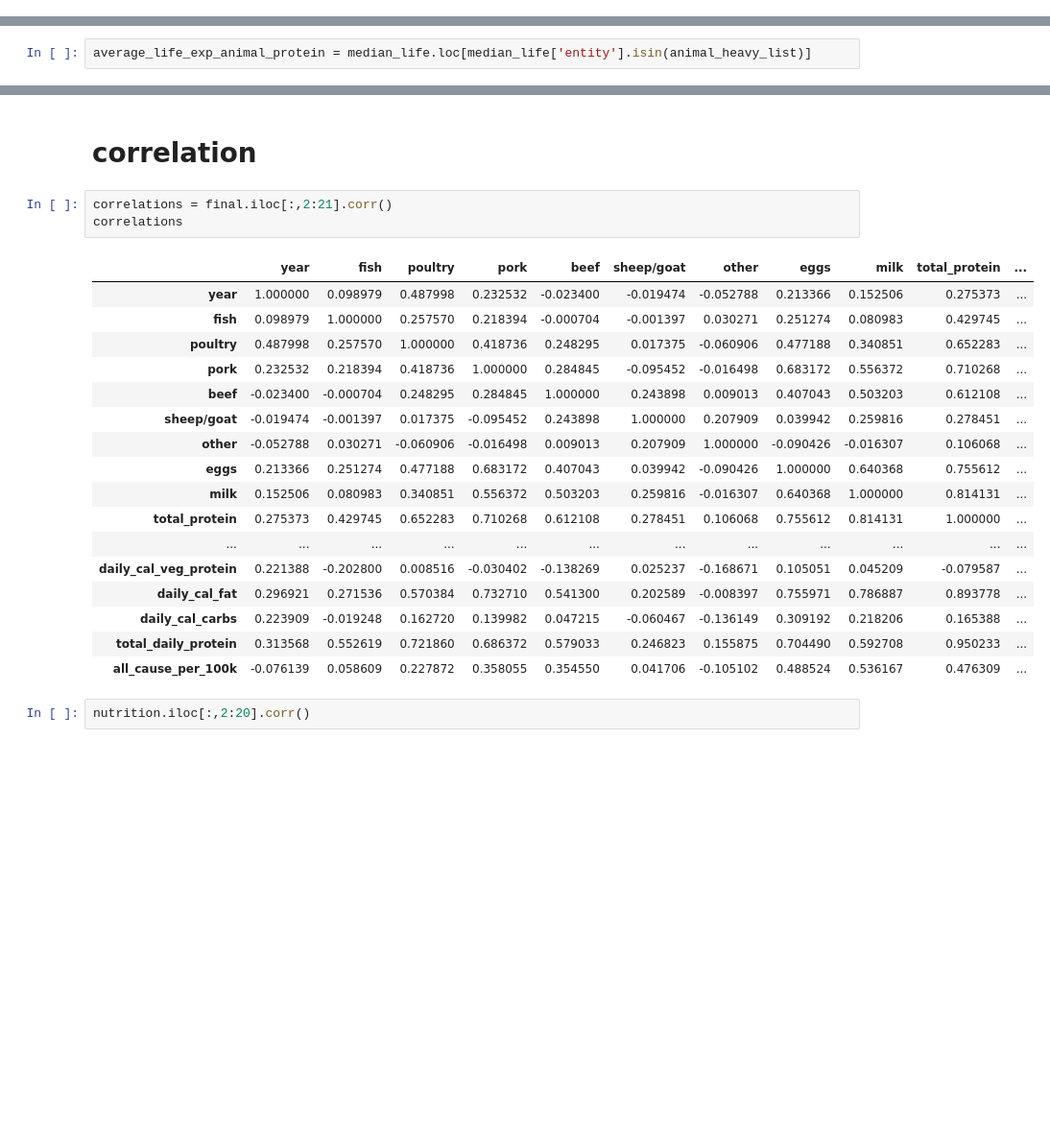
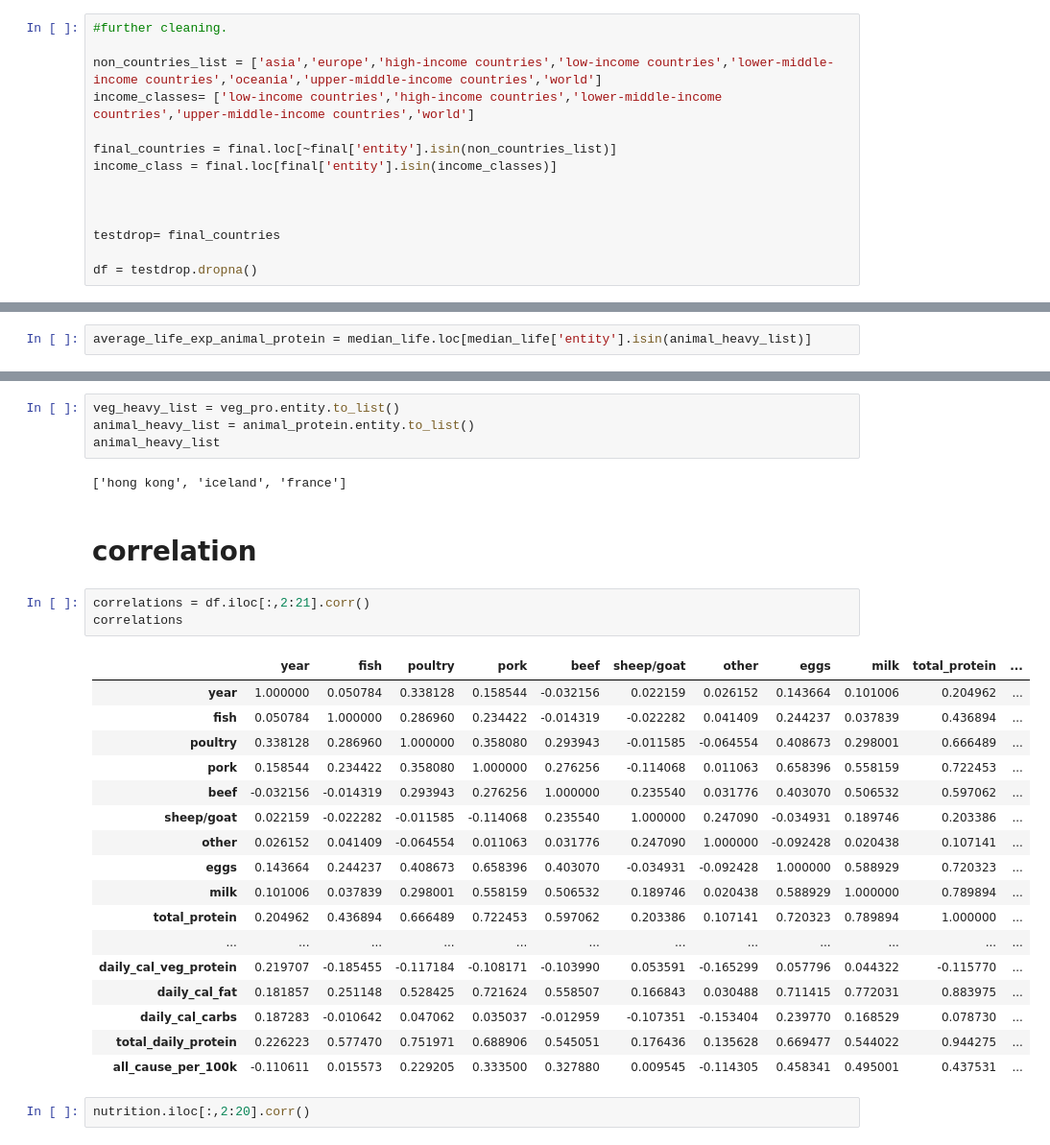
Before and after one commit to NSS-Full-Time-Data-Analytics-14/jonny_farro_cap, a Jupyter notebook: jonnyfarro_capstone_notebook.ipynb, the cells around one changed output, grey strips where cells are left out. Shown: that part at 96% size. Drawn from its saved outputs; the diff is of its cells as text; blank space fills up the shorter version.

```diff
--- a/jonnyfarro_capstone_notebook.ipynb
+++ b/jonnyfarro_capstone_notebook.ipynb
@@ -128,3 +123,17 @@ final_frame_three = final_frame_two[~final_frame_two['entity'].str.contains(r'\(
 
 final = final_frame_three
 final = final.rename(columns={'life_expectancy(0)':'life_exp','population (historical)':'population'})
+# %%
+#further cleaning.
+
+non_countries_list = ['asia','europe','high-income countries','low-income countries','lower-middle-income countries','oceania','upper-middle-income countries','world']
+income_classes= ['low-income countries','high-income countries','lower-middle-income countries','upper-middle-income countries','world']
+
+final_countries = final.loc[~final['entity'].isin(non_countries_list)]
+income_class = final.loc[final['entity'].isin(income_classes)]
+
+
+
+testdrop= final_countries
+
+df = testdrop.dropna()
@@ -243,26 +226,32 @@ final.groupby(['entity']) \
+# %%
+veg_heavy_list = veg_pro.entity.to_list()
+animal_heavy_list = animal_protein.entity.to_list()
+animal_heavy_list
+# %% [output]
+['hong kong', 'iceland', 'france']
 # %% [markdown]
 # correlation
 # %%
-correlations = final.iloc[:,2:21].corr()
+correlations = df.iloc[:,2:21].corr()
 correlations
 # %% [output]
 |  | year | fish | poultry | pork | beef | sheep/goat | other | eggs | milk | total_protein | ... |
-| year | 1.000000 | 0.098979 | 0.487998 | 0.232532 | -0.023400 | -0.019474 | -0.052788 | 0.213366 | 0.152506 | 0.275373 | ... |
-| fish | 0.098979 | 1.000000 | 0.257570 | 0.218394 | -0.000704 | -0.001397 | 0.030271 | 0.251274 | 0.080983 | 0.429745 | ... |
-| poultry | 0.487998 | 0.257570 | 1.000000 | 0.418736 | 0.248295 | 0.017375 | -0.060906 | 0.477188 | 0.340851 | 0.652283 | ... |
-| pork | 0.232532 | 0.218394 | 0.418736 | 1.000000 | 0.284845 | -0.095452 | -0.016498 | 0.683172 | 0.556372 | 0.710268 | ... |
-| beef | -0.023400 | -0.000704 | 0.248295 | 0.284845 | 1.000000 | 0.243898 | 0.009013 | 0.407043 | 0.503203 | 0.612108 | ... |
-| sheep/goat | -0.019474 | -0.001397 | 0.017375 | -0.095452 | 0.243898 | 1.000000 | 0.207909 | 0.039942 | 0.259816 | 0.278451 | ... |
-| other | -0.052788 | 0.030271 | -0.060906 | -0.016498 | 0.009013 | 0.207909 | 1.000000 | -0.090426 | -0.016307 | 0.106068 | ... |
-| eggs | 0.213366 | 0.251274 | 0.477188 | 0.683172 | 0.407043 | 0.039942 | -0.090426 | 1.000000 | 0.640368 | 0.755612 | ... |
-| milk | 0.152506 | 0.080983 | 0.340851 | 0.556372 | 0.503203 | 0.259816 | -0.016307 | 0.640368 | 1.000000 | 0.814131 | ... |
-| total_protein | 0.275373 | 0.429745 | 0.652283 | 0.710268 | 0.612108 | 0.278451 | 0.106068 | 0.755612 | 0.814131 | 1.000000 | ... |
+| year | 1.000000 | 0.050784 | 0.338128 | 0.158544 | -0.032156 | 0.022159 | 0.026152 | 0.143664 | 0.101006 | 0.204962 | ... |
+| fish | 0.050784 | 1.000000 | 0.286960 | 0.234422 | -0.014319 | -0.022282 | 0.041409 | 0.244237 | 0.037839 | 0.436894 | ... |
+| poultry | 0.338128 | 0.286960 | 1.000000 | 0.358080 | 0.293943 | -0.011585 | -0.064554 | 0.408673 | 0.298001 | 0.666489 | ... |
+| pork | 0.158544 | 0.234422 | 0.358080 | 1.000000 | 0.276256 | -0.114068 | 0.011063 | 0.658396 | 0.558159 | 0.722453 | ... |
+| beef | -0.032156 | -0.014319 | 0.293943 | 0.276256 | 1.000000 | 0.235540 | 0.031776 | 0.403070 | 0.506532 | 0.597062 | ... |
+| sheep/goat | 0.022159 | -0.022282 | -0.011585 | -0.114068 | 0.235540 | 1.000000 | 0.247090 | -0.034931 | 0.189746 | 0.203386 | ... |
+| other | 0.026152 | 0.041409 | -0.064554 | 0.011063 | 0.031776 | 0.247090 | 1.000000 | -0.092428 | 0.020438 | 0.107141 | ... |
+| eggs | 0.143664 | 0.244237 | 0.408673 | 0.658396 | 0.403070 | -0.034931 | -0.092428 | 1.000000 | 0.588929 | 0.720323 | ... |
+| milk | 0.101006 | 0.037839 | 0.298001 | 0.558159 | 0.506532 | 0.189746 | 0.020438 | 0.588929 | 1.000000 | 0.789894 | ... |
+| total_protein | 0.204962 | 0.436894 | 0.666489 | 0.722453 | 0.597062 | 0.203386 | 0.107141 | 0.720323 | 0.789894 | 1.000000 | ... |
 | ... | ... | ... | ... | ... | ... | ... | ... | ... | ... | ... | ... |
-| daily_cal_veg_protein | 0.221388 | -0.202800 | 0.008516 | -0.030402 | -0.138269 | 0.025237 | -0.168671 | 0.105051 | 0.045209 | -0.079587 | ... |
-| daily_cal_fat | 0.296921 | 0.271536 | 0.570384 | 0.732710 | 0.541300 | 0.202589 | -0.008397 | 0.755971 | 0.786887 | 0.893778 | ... |
-| daily_cal_carbs | 0.223909 | -0.019248 | 0.162720 | 0.139982 | 0.047215 | -0.060467 | -0.136149 | 0.309192 | 0.218206 | 0.165388 | ... |
-| total_daily_protein | 0.313568 | 0.552619 | 0.721860 | 0.686372 | 0.579033 | 0.246823 | 0.155875 | 0.704490 | 0.592708 | 0.950233 | ... |
-| all_cause_per_100k | -0.076139 | 0.058609 | 0.227872 | 0.358055 | 0.354550 | 0.041706 | -0.105102 | 0.488524 | 0.536167 | 0.476309 | ... |
+| daily_cal_veg_protein | 0.219707 | -0.185455 | -0.117184 | -0.108171 | -0.103990 | 0.053591 | -0.165299 | 0.057796 | 0.044322 | -0.115770 | ... |
+| daily_cal_fat | 0.181857 | 0.251148 | 0.528425 | 0.721624 | 0.558507 | 0.166843 | 0.030488 | 0.711415 | 0.772031 | 0.883975 | ... |
+| daily_cal_carbs | 0.187283 | -0.010642 | 0.047062 | 0.035037 | -0.012959 | -0.107351 | -0.153404 | 0.239770 | 0.168529 | 0.078730 | ... |
+| total_daily_protein | 0.226223 | 0.577470 | 0.751971 | 0.688906 | 0.545051 | 0.176436 | 0.135628 | 0.669477 | 0.544022 | 0.944275 | ... |
+| all_cause_per_100k | -0.110611 | 0.015573 | 0.229205 | 0.333500 | 0.327880 | 0.009545 | -0.114305 | 0.458341 | 0.495001 | 0.437531 | ... |
 # %%
 nutrition.iloc[:,2:20].corr()
 # %% [output]
```
Also changed, not shown: parts of 58 cells of this notebook, 1 other file.
